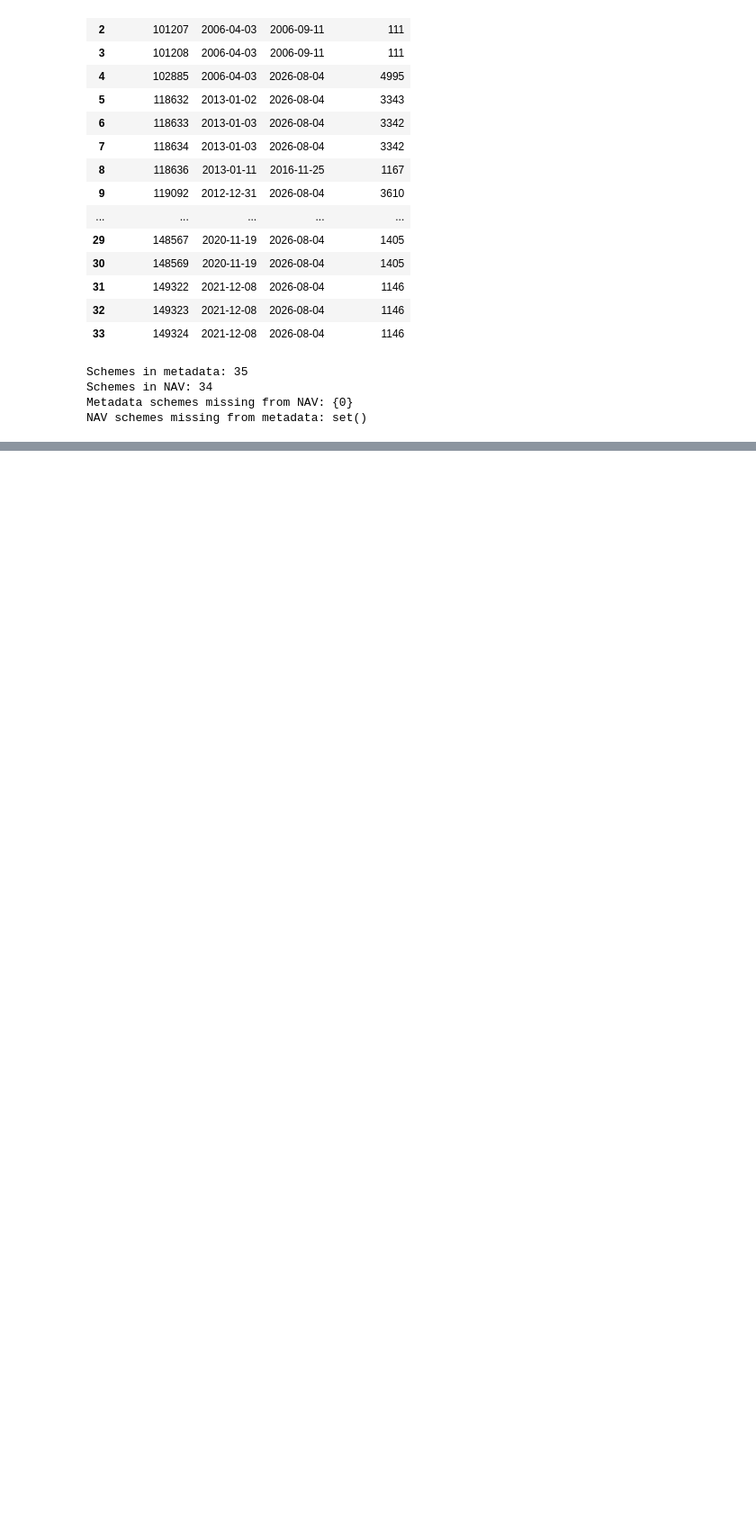
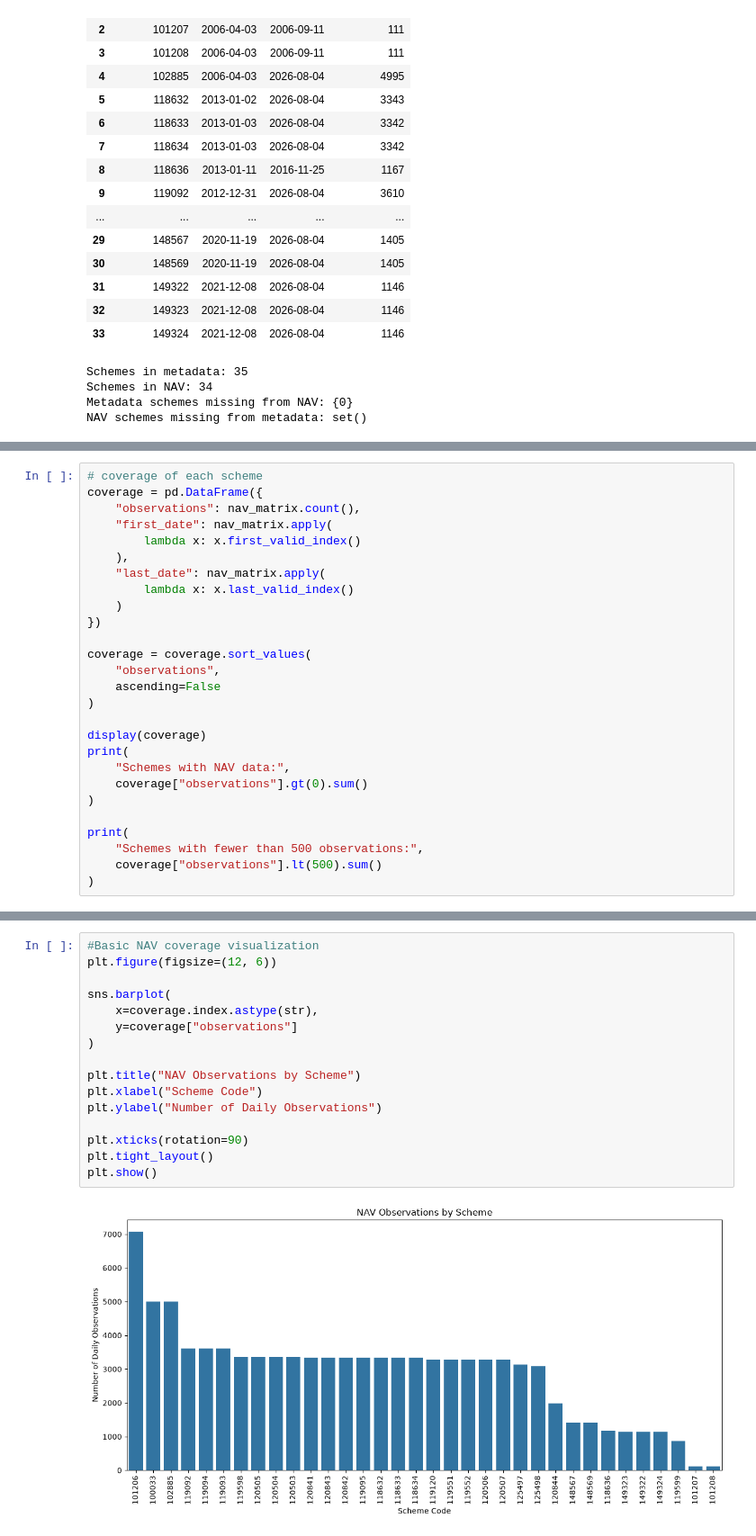
Before and after one commit to VANSHxGIT/CapstoneProject.Mutual_Fund_Analysis, a Jupyter notebook: notebooks/Performance_Analytics.ipynb, the cells around one changed output, grey strips where cells are left out. Shown at 90% size. Saved outputs shown, nothing was run; the diff lists cells and outputs as text; blank space fills up the shorter version.

Commit message:
verifying data in Performance_Analytics notebook.

```diff
--- a/notebooks/Performance_Analytics.ipynb
+++ b/notebooks/Performance_Analytics.ipynb
@@ -265,0 +298,27 @@ nav_history[
+# %%
+# coverage of each scheme
+coverage = pd.DataFrame({
+    "observations": nav_matrix.count(),
+    "first_date": nav_matrix.apply(
+        lambda x: x.first_valid_index()
+    ),
+    "last_date": nav_matrix.apply(
+        lambda x: x.last_valid_index()
+    )
+})
+
+coverage = coverage.sort_values(
+    "observations",
+    ascending=False
+)
+
+display(coverage)
+print(
+    "Schemes with NAV data:",
+    coverage["observations"].gt(0).sum()
+)
+
+print(
+    "Schemes with fewer than 500 observations:",
+    coverage["observations"].lt(500).sum()
+)
@@ -265,0 +346,18 @@ nav_history[
+# %%
+#Basic NAV coverage visualization
+plt.figure(figsize=(12, 6))
+
+sns.barplot(
+    x=coverage.index.astype(str),
+    y=coverage["observations"]
+)
+
+plt.title("NAV Observations by Scheme")
+plt.xlabel("Scheme Code")
+plt.ylabel("Number of Daily Observations")
+
+plt.xticks(rotation=90)
+plt.tight_layout()
+plt.show()
+# %% [output]
+[figure, added]
```
Also changed, not shown: parts of 4 cells of this notebook.
